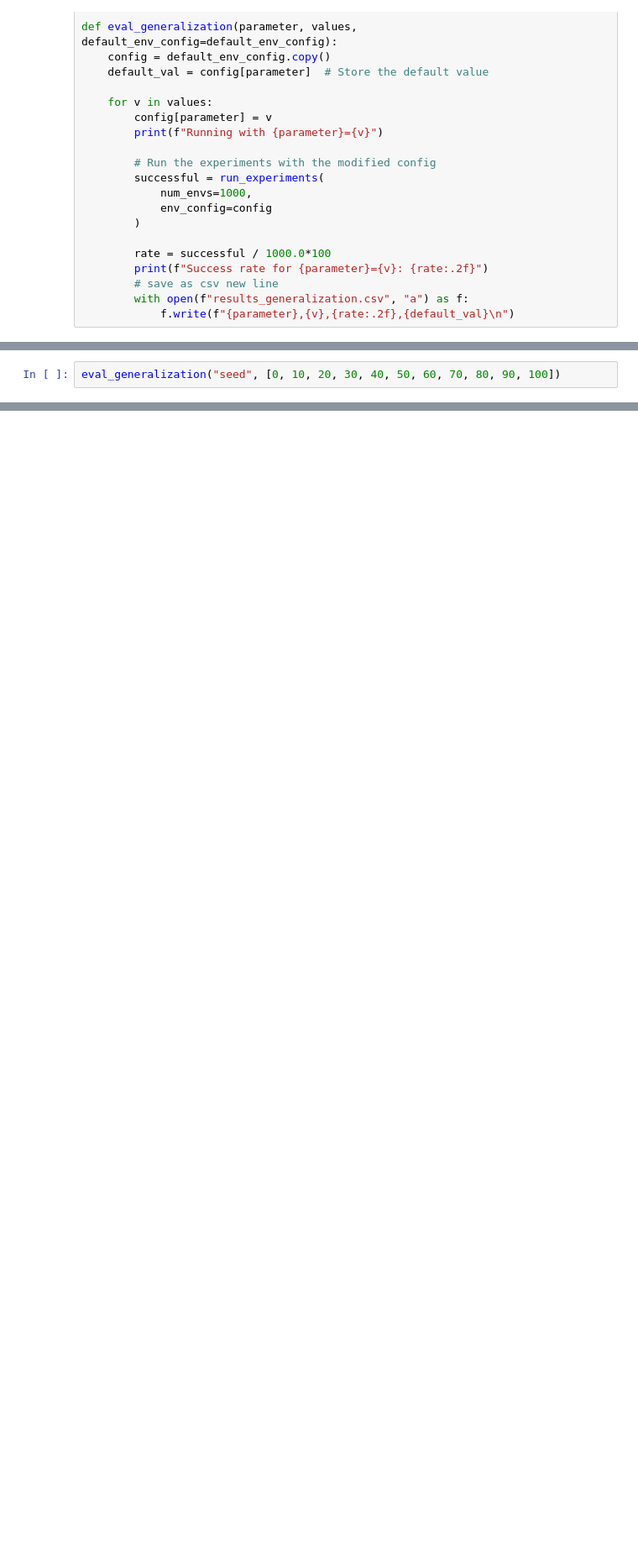
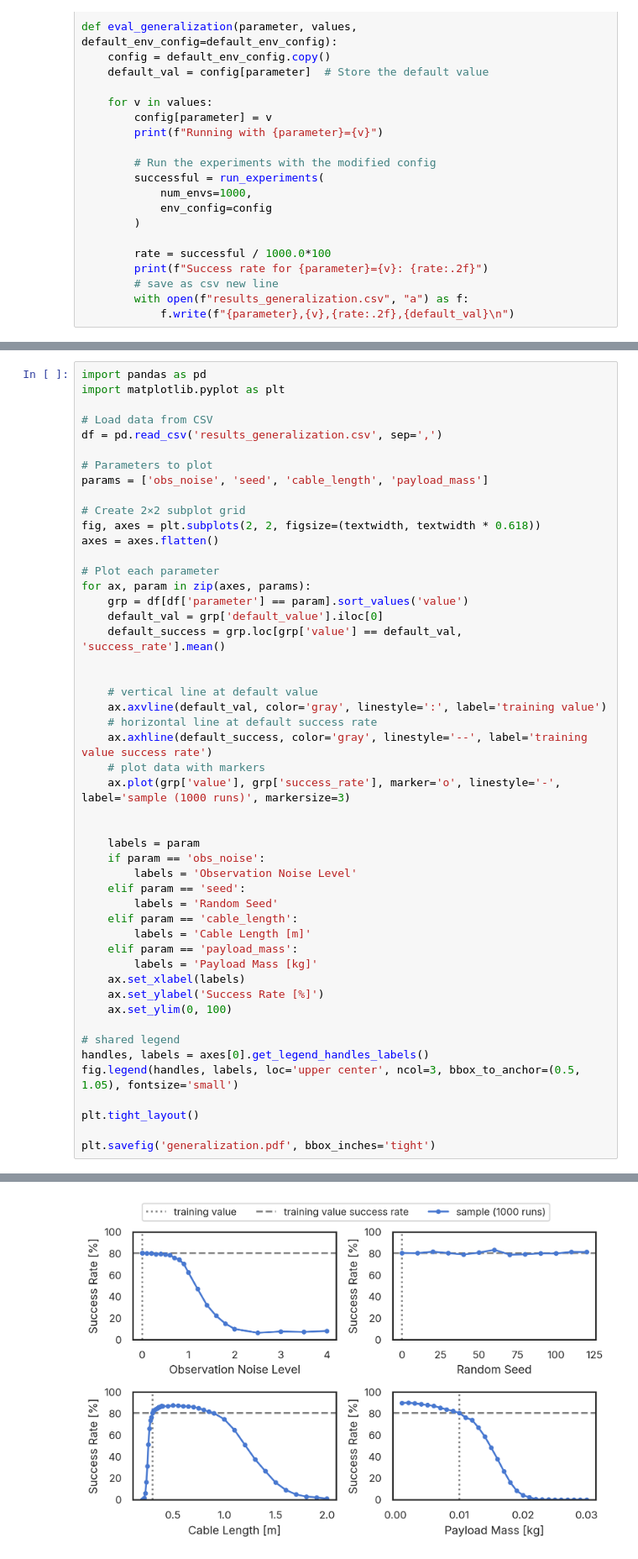
Before and after one commit to viktorlorentz/crazyMARL, a Jupyter notebook: crazymarl/experiments/plots/generalization.ipynb, the cells around one changed output, grey strips where cells are left out. Shown at 84% size. Saved outputs shown, nothing was run; the diff lists cells and outputs as text; blank space fills up the shorter version.

Commit message:
generalization

```diff
--- a/crazymarl/experiments/plots/generalization.ipynb
+++ b/crazymarl/experiments/plots/generalization.ipynb
@@ -45,3 +72,50 @@ def eval_generalization(parameter, values, default_env_config=default_env_config
 # %%
-eval_generalization("seed", [0, 10, 20, 30, 40, 50, 60, 70, 80, 90, 100])
+import pandas as pd
+import matplotlib.pyplot as plt
+
+# Load data from CSV
+df = pd.read_csv('results_generalization.csv', sep=',')
+
+# Parameters to plot
+params = ['obs_noise', 'seed', 'cable_length', 'payload_mass']
+
+# Create 2×2 subplot grid
+fig, axes = plt.subplots(2, 2, figsize=(textwidth, textwidth * 0.618))
+axes = axes.flatten()
+
+# Plot each parameter
+for ax, param in zip(axes, params):
+    grp = df[df['parameter'] == param].sort_values('value')
+    default_val = grp['default_value'].iloc[0]
+    default_success = grp.loc[grp['value'] == default_val, 'success_rate'].mean()
+
+
+    # vertical line at default value
+    ax.axvline(default_val, color='gray', linestyle=':', label='training value')
+    # horizontal line at default success rate
+    ax.axhline(default_success, color='gray', linestyle='--', label='training value success rate')
+    # plot data with markers
+    ax.plot(grp['value'], grp['success_rate'], marker='o', linestyle='-', label='sample (1000 runs)', markersize=3)
+
+
+    labels = param
+    if param == 'obs_noise':
+        labels = 'Observation Noise Level'
+    elif param == 'seed':
+        labels = 'Random Seed'
+    elif param == 'cable_length':
+        labels = 'Cable Length [m]'
+    elif param == 'payload_mass':
+        labels = 'Payload Mass [kg]'
+    ax.set_xlabel(labels)
+    ax.set_ylabel('Success Rate [%]')
+    ax.set_ylim(0, 100)
+
+# shared legend
+handles, labels = axes[0].get_legend_handles_labels()
+fig.legend(handles, labels, loc='upper center', ncol=3, bbox_to_anchor=(0.5, 1.05), fontsize='small')
+
+plt.tight_layout()
+
+plt.savefig('generalization.pdf', bbox_inches='tight')
 # %% [output]
@@ -94 +122,2 @@ KeyboardInterrupt:
+[figure, added]
 # %%
```
Also changed, not shown: parts of 3 cells of this notebook, 4 other files.
